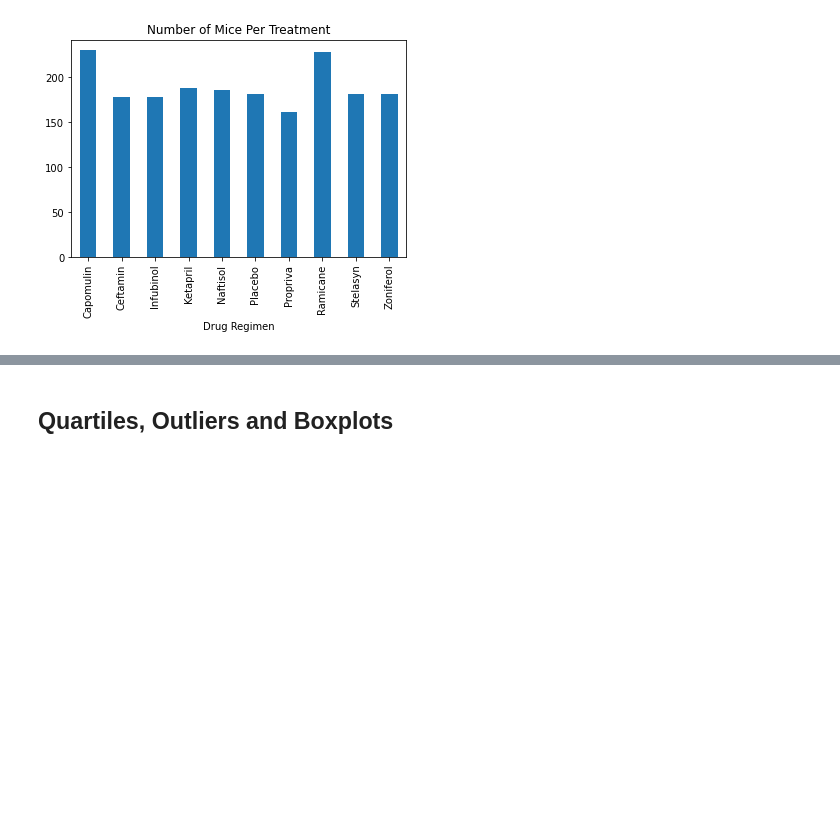
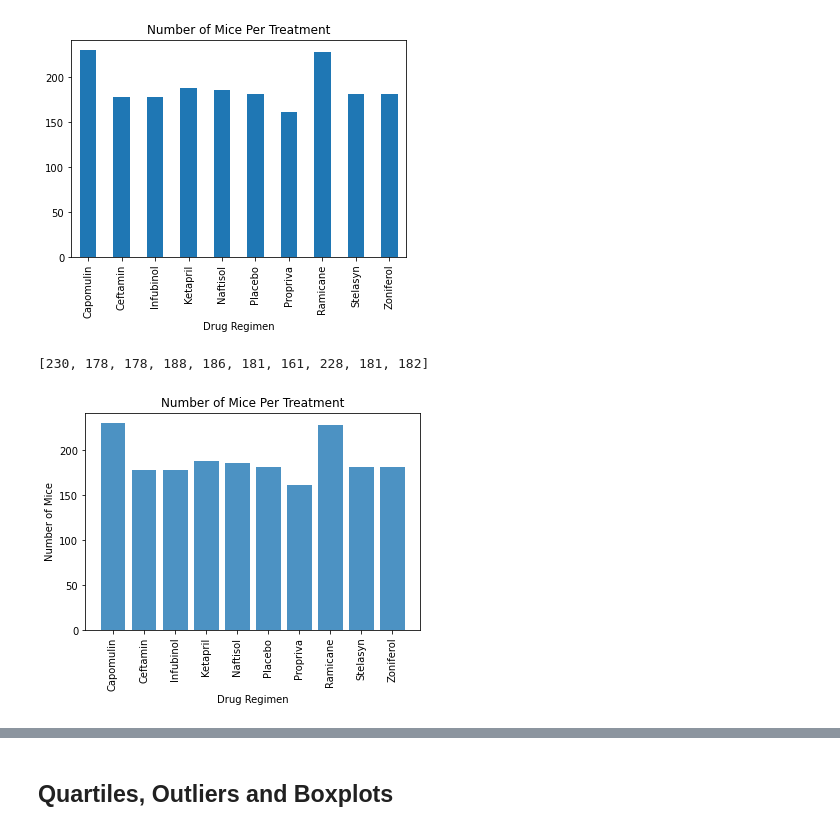
Before and after one commit to Eabuel15/matplotlib-challenge, a Jupyter notebook: Pymaceuticals/pymaceuticals_starter.ipynb, the cells around one changed output, grey strips where cells are left out. Drawn from its saved outputs; the diff is of its cells as text; code cells hidden in the pictures; blank space fills up the shorter version.

```diff
--- a/Pymaceuticals/pymaceuticals_starter.ipynb
+++ b/Pymaceuticals/pymaceuticals_starter.ipynb
@@ -117,5 +117,22 @@ Name: Mouse ID, dtype: int64
 [figure]
 # %%
 # Generate a bar plot showing the total number of unique mice tested on each drug regimen using pyplot.
+mice_list = (combined_data.groupby(['Drug Regimen'])['Mouse ID'].count().tolist())
+mice_list
+# %% [output]
+[230, 178, 178, 188, 186, 181, 161, 228, 181, 182]
+# %%
+x_axis = unique_mice_count.index.values
+y_axis = unique_mice_count.values
+plt.bar(x_axis, y_axis, alpha = 0.8 ,align = 'center')
+
+plt.title("Number of Mice Per Treatment")
+plt.xlabel("Drug Regimen")
+plt.ylabel("Number of Mice")
+plt.xticks(rotation="vertical")
+
+plt.show()
+# %% [output]
+[figure, added]
 # %%
 # Generate a pie plot showing the distribution of female versus male mice using pandas
```
Also changed, not shown: parts of 18 cells of this notebook, 1 other file.
